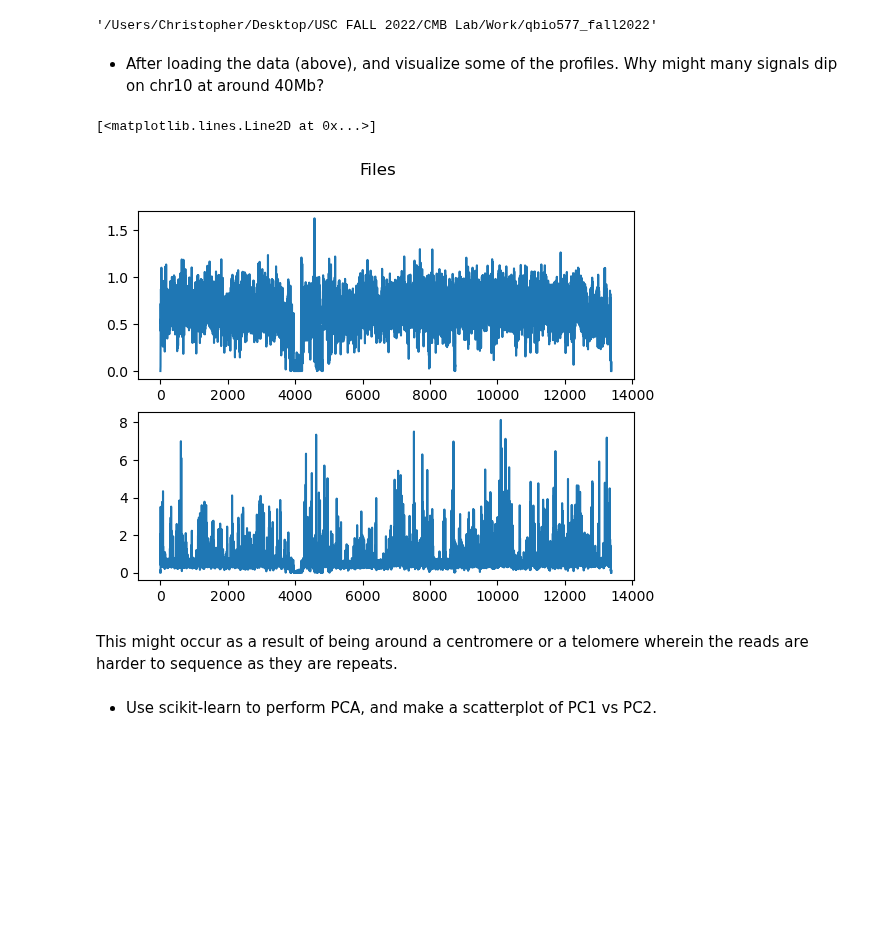
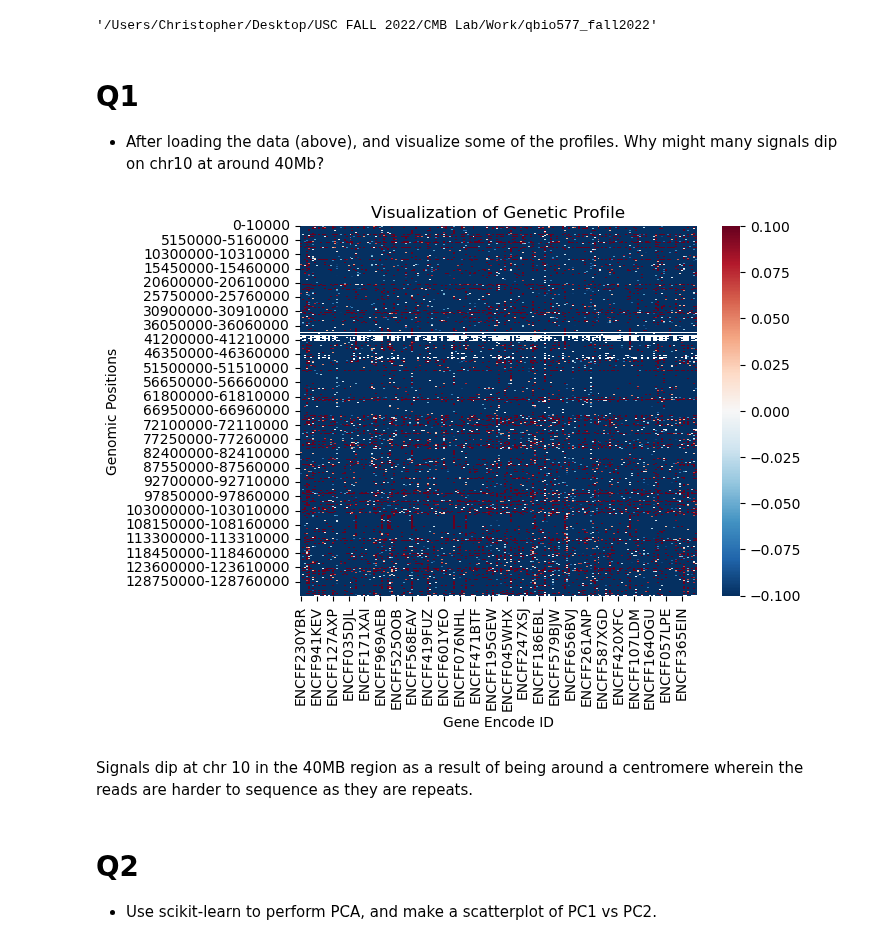
Before and after one commit to Fudenberg-Research-Group/qbio577_fall2022, a Jupyter notebook: encode-bigwig-eda.ipynb, the cells around one changed output. Drawn from its saved outputs; the diff is of its cells as text; code cells hidden in the pictures; blank space fills up the shorter version.

```diff
--- a/encode-bigwig-eda.ipynb
+++ b/encode-bigwig-eda.ipynb
@@ -33,18 +33,23 @@ df = pd.read_table('./data/ENCODE_GRCh38_binned_subset.tsv')
 # can be queried as follows: bigwig_metadata.query("`File accession`==@ df_column_name ")
 bigwig_metadata = pd.read_table('./data/ENCODE_GRCh38_bigWig_metadata.tsv')
 # %% [markdown]
+# Q1
 - After loading the data (above), and visualize some of the profiles. Why might many signals dip on chr10 at around 40Mb?
-# %%
-fig1, axis1 = plt.subplots(2)
-fig1.suptitle('Files')
-axis1[0].plot(df.iloc[:,3])
-axis1[1].plot(df.iloc[:,4])
-# %% [output]
-[<matplotlib.lines.Line2D at 0x...>]
-[figure, removed]
+# %%
+import seaborn as sns
+df_temp=df.copy()
+df_temp.index = df.iloc[:,1].astype(str) + '-' + df.iloc[:,2].astype(str)
+sns.heatmap(np.log2(df_temp[df_temp.columns[3:]]), cmap='RdBu_r')
+plt.xlabel('Gene Encode ID')
+plt.ylabel('Genomic Positions')
+plt.title('Visualization of Genetic Profile')
+plt.show()
+# %% [output]
+[figure, added]
 # %% [markdown]
-This might occur as a result of being around a centromere or a telomere wherein the reads are harder to sequence as they are repeats.
+Signals dip at chr 10 in the 40MB region as a result of being around a centromere wherein the reads are harder to sequence as they are repeats.
 # %% [markdown]
+# Q2
 - Use scikit-learn to perform PCA, and make a scatterplot of PC1 vs PC2.
 # %%
 from sklearn.decomposition import PCA
```
Also changed, not shown: parts of 28 cells of this notebook, 1 other file.
